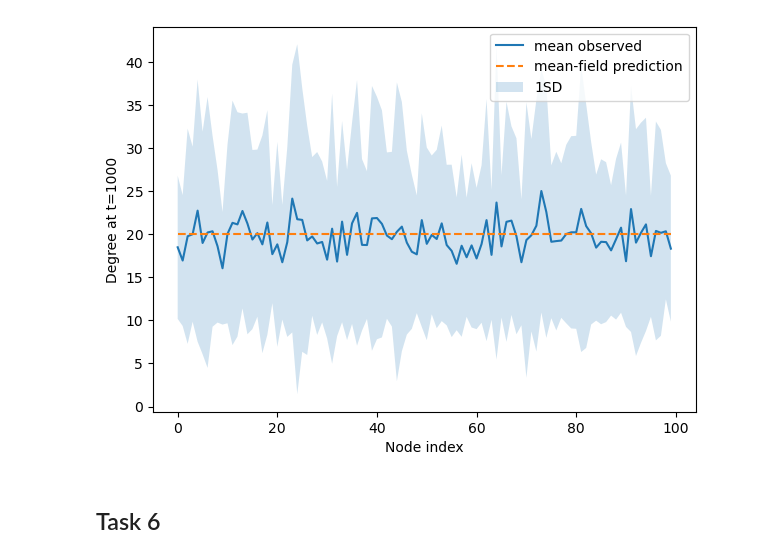
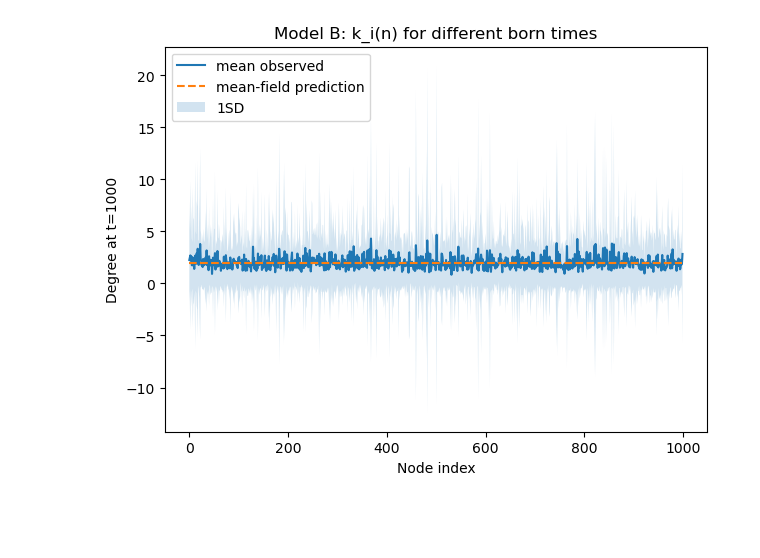
Before and after one commit to kubek22/SNARS, a Jupyter notebook: project6/project6.ipynb, the cells around one changed output. Drawn from its saved outputs; the diff is of its cells as text; code cells hidden in the pictures; blank space fills up the shorter version.

```diff
--- a/project6/project6.ipynb
+++ b/project6/project6.ipynb
@@ -11,29 +8,0 @@ random.seed(42)
-# %%
-def ensemble_avg_ba(n, m, R=50):
-    # R repeats to average the resuts
-    degrees_all = np.zeros((R, n), dtype=float)
-    for r in range(R):
-        G = nx.barabasi_albert_graph(n, m)  # nodes are labeled in order of addition
-        degs = np.array([G.degree(i) for i in range(n)])
-        degrees_all[r, :] = degs
-    mean_deg = degrees_all.mean(axis=0)
-    se_deg = degrees_all.std(axis=0)
-    return mean_deg, se_deg
-
-# analysis only for final time is sufficient, we can change n to see what will happen in the 'meantime'
-n = 1000
-m = 3
-mean_deg, se_deg = ensemble_avg_ba(n, m, R=50)
-t = n
-t_i = np.arange(1, n+1)
-k_pred = m * np.sqrt(t / t_i)
-
-plt.figure(figsize=(7,5))
-plt.loglog(t_i, mean_deg, label='mean observed')
-plt.loglog(t_i, k_pred, '--', label='prediction (from the formula)')
-plt.fill_between(t_i, mean_deg - se_deg, mean_deg + se_deg, alpha=0.2, label='1SE')
-plt.gca().invert_xaxis()
-plt.xlabel('birth time t_i')
-plt.ylabel('degree at t=n')
-plt.legend()
-plt.show()
@@ -96,7 +101,7 @@ plt.show()
 # %%
+# Check with simulations result obtained for model B.
+
 def fixed_size_b_model(N=100, m_steps=1000, R=50):
-    # N = number of nodes
-    # m_steps = number of edges to add
     mean_deg_all = np.zeros(N)
     se_deg_all = np.zeros(N)
 
@@ -105,6 +110,7 @@ def fixed_size_b_model(N=100, m_steps=1000, R=50):
         G = nx.empty_graph(N)
         degrees = np.zeros(N)
         stubs = []  # list of node indices repeated by degree (for preferential attachment)
+        # if a node gets a new connection, it is added to the list (potentially many times) so prob. of selecting it is proportional to its degree
 
         for t in range(m_steps):
             # pick first node uniformly
@@ -120,35 +126,33 @@ def fixed_size_b_model(N=100, m_steps=1000, R=50):
             G.add_edge(u, v)
             degrees[u] += 1
             degrees[v] += 1
             stubs.extend([u, v])
 
         mean_deg_all += degrees
         se_deg_all += degrees**2
 
     mean_deg = mean_deg_all / R
     std_deg = np.sqrt(se_deg_all / R - mean_deg**2)
     return mean_deg, std_deg
 
-# Run simulation
-N = 100
+N = 1000
 m_steps = 1000
 R = 50
 mean_deg, std_deg = fixed_size_b_model(N, m_steps, R)
 
 # Mean-field prediction: k_i(t) ~ 2/N * t
 t = m_steps
 k_pred = 2 / N * t * np.ones(N)
 
 # Plot
 plt.figure(figsize=(7,5))
 plt.plot(range(N), mean_deg, '-', label='mean observed')
 plt.plot(range(N), k_pred, '--', label='mean-field prediction')
 plt.fill_between(range(N), mean_deg - std_deg, mean_deg + std_deg, alpha=0.2, label='1SD')
 plt.xlabel('Node index')
 plt.ylabel(f'Degree at t={t}')
 plt.legend()
+plt.title("Model B: k_i(n) for different born times")
 plt.show()
 # %% [output]
-[figure, old version]
+[figure, new version]
-# %% [markdown]
-## Task 6
```
Also changed, not shown: parts of 6 cells of this notebook.
